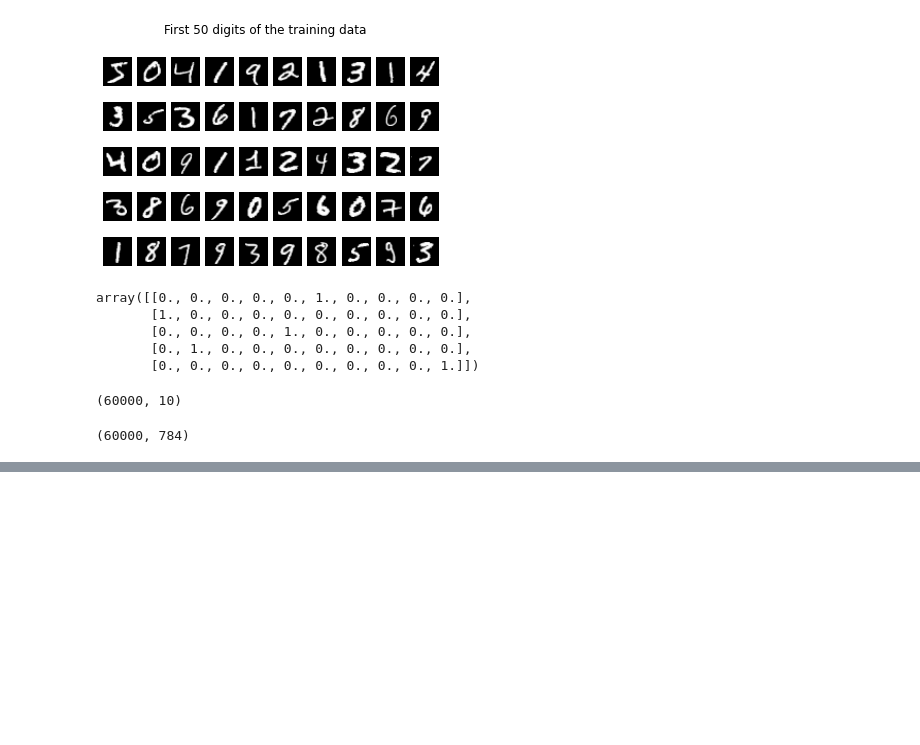
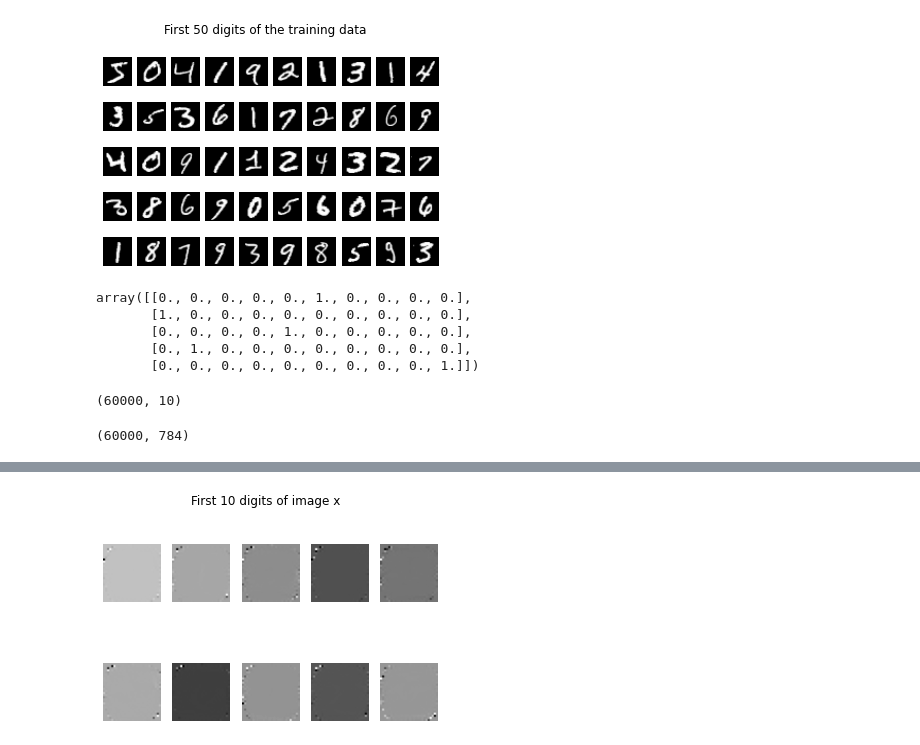
Before and after one commit to jaekimuh/PatternRec_Kim, a Jupyter notebook: HW_4.4.ipynb, the cells around one changed output, grey strips where cells are left out. Drawn from its saved outputs; the diff is of its cells as text; code cells hidden in the pictures; blank space fills up the shorter version.

```diff
--- a/HW_4.4.ipynb
+++ b/HW_4.4.ipynb
@@ -155,0 +182,14 @@ plotImages(x1)
+# %%
+# ridge regression
+def ridgeModel(fn):
+    ridge = linear_model.Ridge(alpha=1.0).fit(phi,fn)
+    a3 = ridge.coef_
+    return a3
+
+x3 = np.zeros((784,10))
+for k in range(10):
+    x3[:,k] = ridgeModel(y[:,k])
+
+plotImages(x3)
+# %% [output]
+[figure, added]
```
Also changed, not shown: parts of 3 cells of this notebook.
